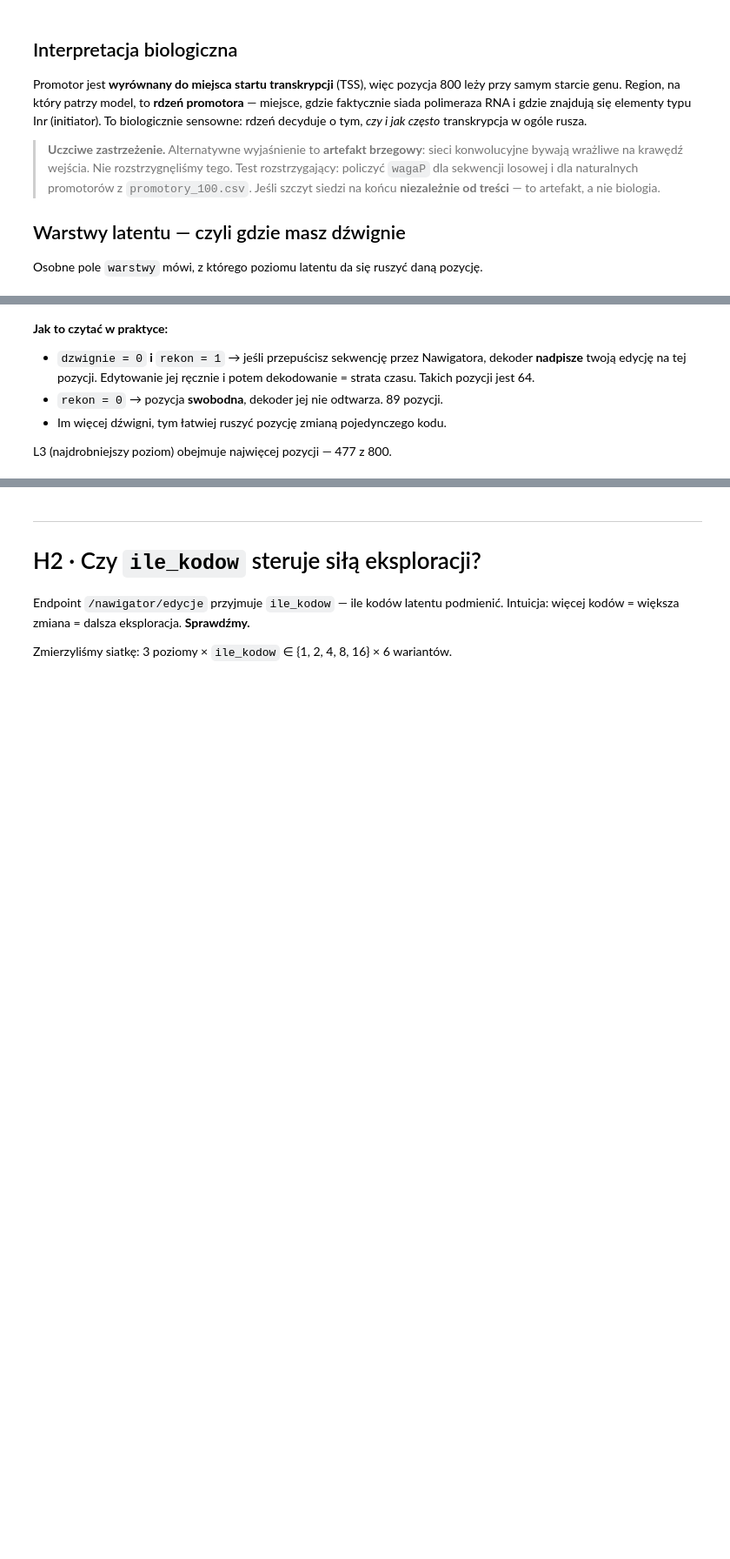
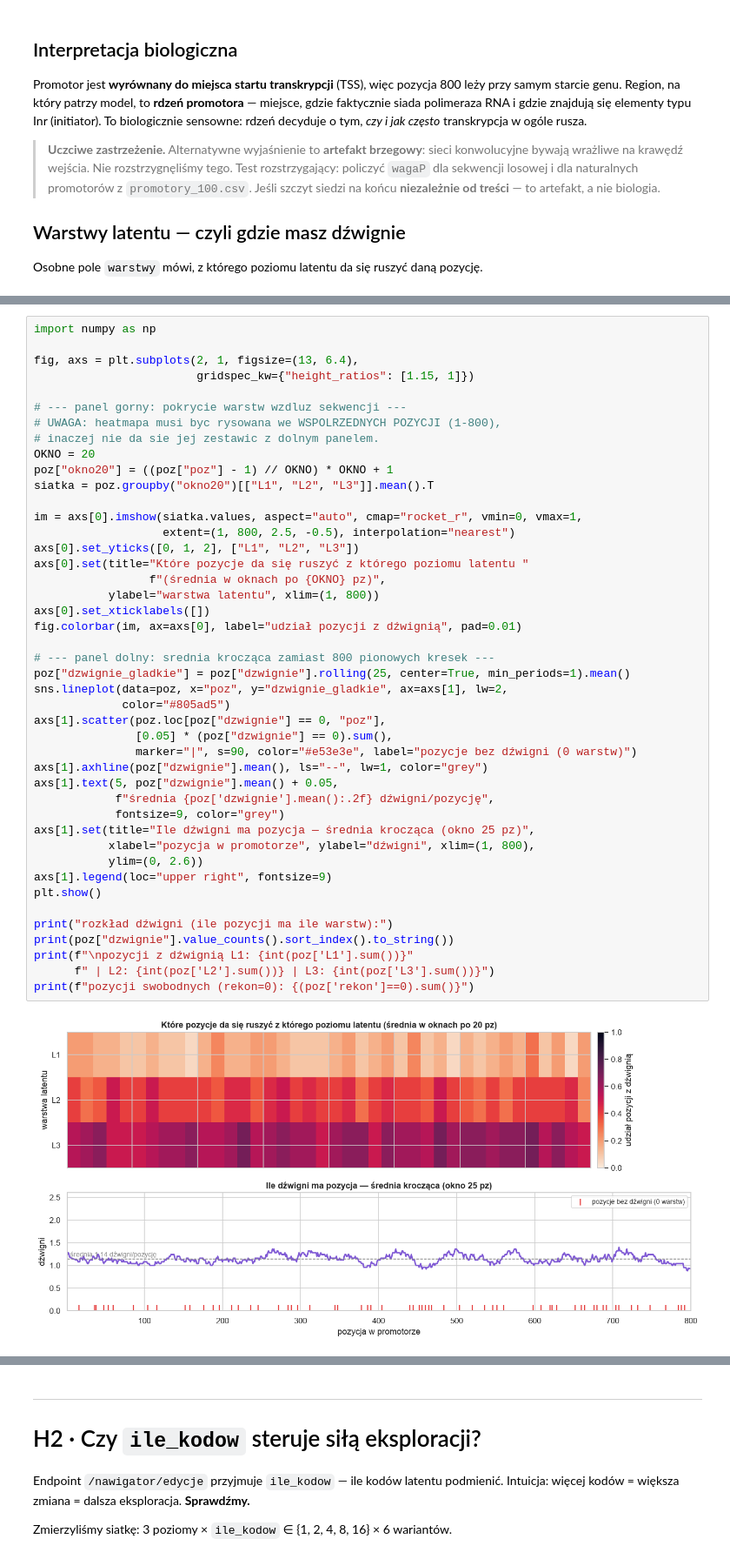
Before and after one commit to julpul/hack-the-promoter, a Jupyter notebook: hipotezy.ipynb, the cells around one changed output, grey strips where cells are left out. Shown at 87% size. Drawn from its saved outputs; the diff is of its cells as text; blank space fills up the shorter version.

```diff
--- a/hipotezy.ipynb
+++ b/hipotezy.ipynb
@@ -228,10 +194,46 @@ pozycji, które dekoder nadpisze  : 64
-# %% [markdown]
-**Jak to czytać w praktyce:**
-
-- `dzwignie = 0` **i** `rekon = 1` → jeśli przepuścisz sekwencję przez Nawigatora,
-  dekoder **nadpisze** twoją edycję na tej pozycji. Edytowanie jej ręcznie
-  i potem dekodowanie = strata czasu. Takich pozycji jest 64.
-- `rekon = 0` → pozycja **swobodna**, dekoder jej nie odtwarza. 89 pozycji.
-- Im więcej dźwigni, tym łatwiej ruszyć pozycję zmianą pojedynczego kodu.
-
-L3 (najdrobniejszy poziom) obejmuje najwięcej pozycji — 477 z 800.
+# %%
+import numpy as np
+
+fig, axs = plt.subplots(2, 1, figsize=(13, 6.4),
+                        gridspec_kw={"height_ratios": [1.15, 1]})
+
+# --- panel gorny: pokrycie warstw wzdluz sekwencji ---
+# UWAGA: heatmapa musi byc rysowana we WSPOLRZEDNYCH POZYCJI (1-800),
+# inaczej nie da sie jej zestawic z dolnym panelem.
+OKNO = 20
+poz["okno20"] = ((poz["poz"] - 1) // OKNO) * OKNO + 1
+siatka = poz.groupby("okno20")[["L1", "L2", "L3"]].mean().T
+
+im = axs[0].imshow(siatka.values, aspect="auto", cmap="rocket_r", vmin=0, vmax=1,
+                   extent=(1, 800, 2.5, -0.5), interpolation="nearest")
+axs[0].set_yticks([0, 1, 2], ["L1", "L2", "L3"])
+axs[0].set(title="Które pozycje da się ruszyć z którego poziomu latentu "
+                 f"(średnia w oknach po {OKNO} pz)",
+           ylabel="warstwa latentu", xlim=(1, 800))
+axs[0].set_xticklabels([])
+fig.colorbar(im, ax=axs[0], label="udział pozycji z dźwignią", pad=0.01)
+
+# --- panel dolny: srednia krocząca zamiast 800 pionowych kresek ---
+poz["dzwignie_gladkie"] = poz["dzwignie"].rolling(25, center=True, min_periods=1).mean()
+sns.lineplot(data=poz, x="poz", y="dzwignie_gladkie", ax=axs[1], lw=2,
+             color="#805ad5")
+axs[1].scatter(poz.loc[poz["dzwignie"] == 0, "poz"],
+               [0.05] * (poz["dzwignie"] == 0).sum(),
+               marker="|", s=90, color="#e53e3e", label="pozycje bez dźwigni (0 warstw)")
+axs[1].axhline(poz["dzwignie"].mean(), ls="--", lw=1, color="grey")
+axs[1].text(5, poz["dzwignie"].mean() + 0.05,
+            f"średnia {poz['dzwignie'].mean():.2f} dźwigni/pozycję",
+            fontsize=9, color="grey")
+axs[1].set(title="Ile dźwigni ma pozycja — średnia krocząca (okno 25 pz)",
+           xlabel="pozycja w promotorze", ylabel="dźwigni", xlim=(1, 800),
+           ylim=(0, 2.6))
+axs[1].legend(loc="upper right", fontsize=9)
+plt.show()
+
+print("rozkład dźwigni (ile pozycji ma ile warstw):")
+print(poz["dzwignie"].value_counts().sort_index().to_string())
+print(f"\npozycji z dźwignią L1: {int(poz['L1'].sum())}"
+      f" | L2: {int(poz['L2'].sum())} | L3: {int(poz['L3'].sum())}")
+print(f"pozycji swobodnych (rekon=0): {(poz['rekon']==0).sum()}")
+# %% [output]
+[figure, added]
```
Also changed, not shown: parts of 8 cells of this notebook, 24 other files.
